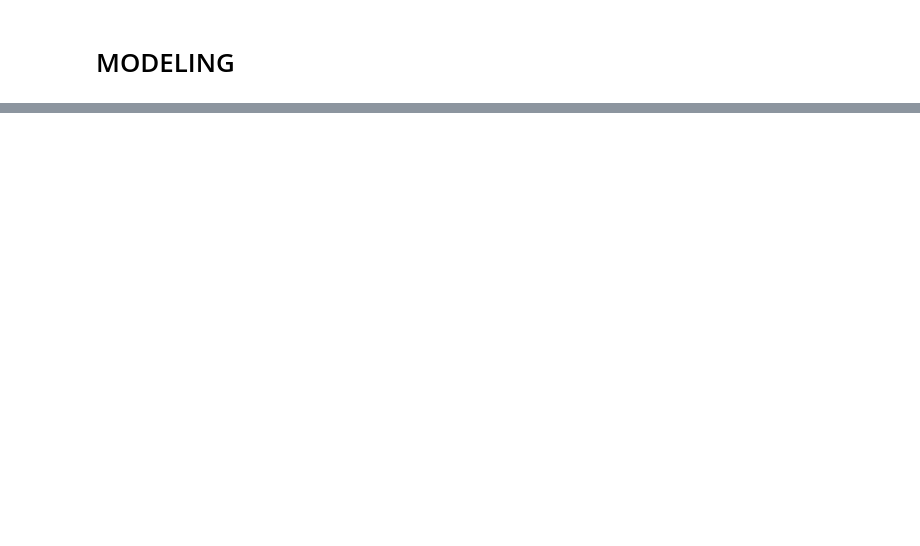
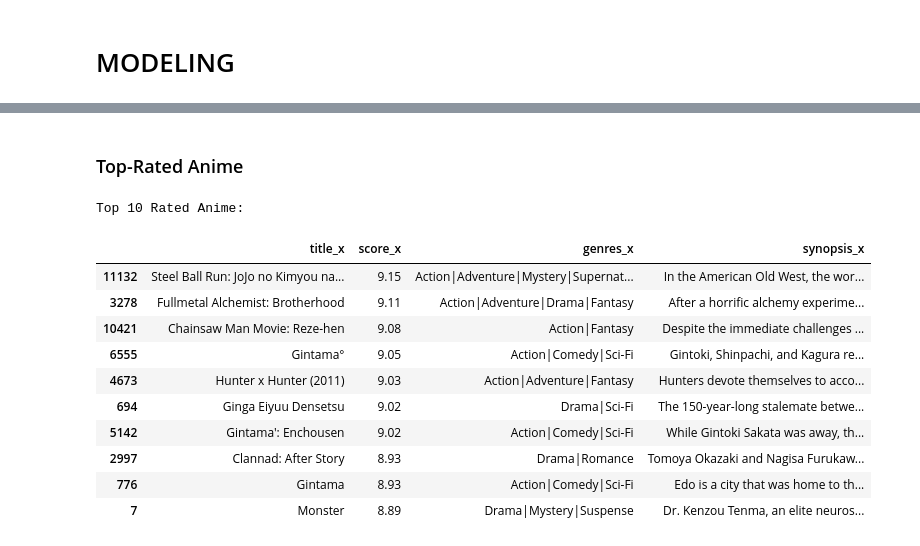
Before and after one commit to derrick4411/Anime_recommendation_system, a Jupyter notebook: anime_recommendation.ipynb, the cells around one changed output, grey strips where cells are left out. Cells and saved outputs as stored; diff of their text form; code cells hidden in the pictures; blank space fills up the shorter version.

```diff
--- a/anime_recommendation.ipynb
+++ b/anime_recommendation.ipynb
@@ -178,0 +262,22 @@ df.to_csv('tableau.csv', index=False)
+# %% [markdown]
+### Top-Rated Anime
+# %%
+# Sort the DataFrame by 'score_x' in descending order to get top-rated anime
+top_rated_anime = df.sort_values(by='score_x', ascending=False)
+
+# Display the top 10 rated anime
+print("Top 10 Rated Anime:")
+display(top_rated_anime[['title_x', 'score_x', 'genres_x', 'synopsis_x']].head(10))
+# %% [output]
+Top 10 Rated Anime:
+|  | title_x | score_x | genres_x | synopsis_x |
+| 11132 | Steel Ball Run: JoJo no Kimyou na... | 9.15 | Action|Adventure|Mystery|Supernat... | In the American Old West, the wor... |
+| 3278 | Fullmetal Alchemist: Brotherhood | 9.11 | Action|Adventure|Drama|Fantasy | After a horrific alchemy experime... |
+| 10421 | Chainsaw Man Movie: Reze-hen | 9.08 | Action|Fantasy | Despite the immediate challenges ... |
+| 6555 | Gintama° | 9.05 | Action|Comedy|Sci-Fi | Gintoki, Shinpachi, and Kagura re... |
+| 4673 | Hunter x Hunter (2011) | 9.03 | Action|Adventure|Fantasy | Hunters devote themselves to acco... |
+| 694 | Ginga Eiyuu Densetsu | 9.02 | Drama|Sci-Fi | The 150-year-long stalemate betwe... |
+| 5142 | Gintama': Enchousen | 9.02 | Action|Comedy|Sci-Fi | While Gintoki Sakata was away, th... |
+| 2997 | Clannad: After Story | 8.93 | Drama|Romance | Tomoya Okazaki and Nagisa Furukaw... |
+| 776 | Gintama | 8.93 | Action|Comedy|Sci-Fi | Edo is a city that was home to th... |
+| 7 | Monster | 8.89 | Drama|Mystery|Suspense | Dr. Kenzou Tenma, an elite neuros... |
```
Also changed, not shown: parts of 10 cells of this notebook.
